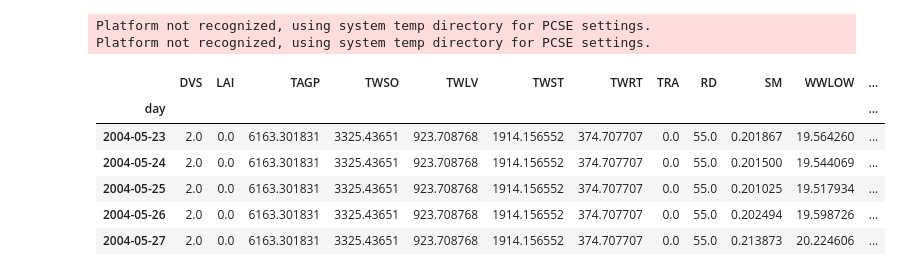
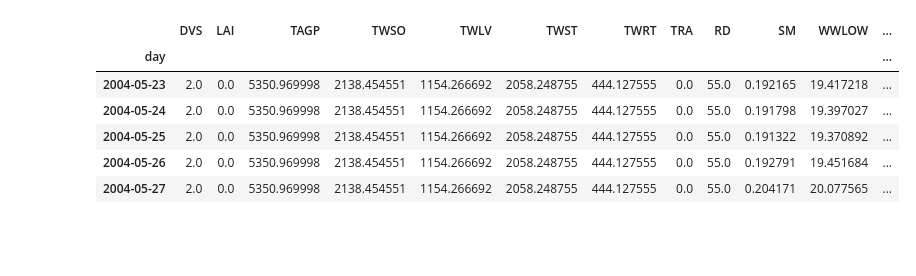
Before and after one commit to Lucas-Emmanuel/-WOFOST-Calibration_Morocco, a Jupyter notebook: Validation in Field V3.ipynb, the cells around one changed output. Drawn from its saved outputs; the diff is of its cells as text; code cells hidden in the pictures; blank space fills up the shorter version.

```diff
--- a/Validation in Field V3.ipynb
+++ b/Validation in Field V3.ipynb
@@ -1,40 +1,38 @@
 # %%
 # Validation in Field V3
 
 import sys, os
 import matplotlib
 import matplotlib.pyplot as plt
 import pandas as pd
 data_dir = os.path.join(os.getcwd(), "V3")
 import pcse
-cropfile = os.path.join(data_dir, 'V3.crop')
+cropfile = os.path.join(data_dir, 'V4.crop')
 from pcse.fileinput import CABOFileReader
 cropdata = CABOFileReader(cropfile)
 soilfile = os.path.join(data_dir, 'MO4.soil')
 soildata = CABOFileReader(soilfile)
 from pcse.util import WOFOST71SiteDataProvider
 sitedata = WOFOST71SiteDataProvider(WAV=0.245, CO2=360)
 from pcse.base import ParameterProvider
 parameters = ParameterProvider(cropdata=cropdata, soildata=soildata, sitedata=sitedata)
 from pcse.fileinput import YAMLAgroManagementReader
 agromanagement_file = os.path.join(data_dir, 'V3_calendar.agro')
 agromanagement = YAMLAgroManagementReader(agromanagement_file)
 from pcse.fileinput import ExcelWeatherDataProvider
-wdp = ExcelWeatherDataProvider("Climat_F4.xlsx")
+wdp = ExcelWeatherDataProvider("Climat_2003-2004.xlsx")
 from pcse.models import Wofost71_WLP_FD
 wofsim = Wofost71_WLP_FD(parameters, wdp, agromanagement)
 wofsim.run_till_terminate()
 df_results = pd.DataFrame(wofsim.get_output())
 df_results = df_results.set_index("day")
 df_results.tail()
 # %% [output]
-Platform not recognized, using system temp directory for PCSE settings.
-Platform not recognized, using system temp directory for PCSE settings.
 |  | DVS | LAI | TAGP | TWSO | TWLV | TWST | TWRT | TRA | RD | SM | WWLOW | ... |
 | day |  |  |  |  |  |  |  |  |  |  |  | ... |
-| 2004-05-23 | 2.0 | 0.0 | 6163.301831 | 3325.43651 | 923.708768 | 1914.156552 | 374.707707 | 0.0 | 55.0 | 0.201867 | 19.564260 | ... |
-| 2004-05-24 | 2.0 | 0.0 | 6163.301831 | 3325.43651 | 923.708768 | 1914.156552 | 374.707707 | 0.0 | 55.0 | 0.201500 | 19.544069 | ... |
-| 2004-05-25 | 2.0 | 0.0 | 6163.301831 | 3325.43651 | 923.708768 | 1914.156552 | 374.707707 | 0.0 | 55.0 | 0.201025 | 19.517934 | ... |
-| 2004-05-26 | 2.0 | 0.0 | 6163.301831 | 3325.43651 | 923.708768 | 1914.156552 | 374.707707 | 0.0 | 55.0 | 0.202494 | 19.598726 | ... |
-| 2004-05-27 | 2.0 | 0.0 | 6163.301831 | 3325.43651 | 923.708768 | 1914.156552 | 374.707707 | 0.0 | 55.0 | 0.213873 | 20.224606 | ... |
+| 2004-05-23 | 2.0 | 0.0 | 5350.969998 | 2138.454551 | 1154.266692 | 2058.248755 | 444.127555 | 0.0 | 55.0 | 0.192165 | 19.417218 | ... |
+| 2004-05-24 | 2.0 | 0.0 | 5350.969998 | 2138.454551 | 1154.266692 | 2058.248755 | 444.127555 | 0.0 | 55.0 | 0.191798 | 19.397027 | ... |
+| 2004-05-25 | 2.0 | 0.0 | 5350.969998 | 2138.454551 | 1154.266692 | 2058.248755 | 444.127555 | 0.0 | 55.0 | 0.191322 | 19.370892 | ... |
+| 2004-05-26 | 2.0 | 0.0 | 5350.969998 | 2138.454551 | 1154.266692 | 2058.248755 | 444.127555 | 0.0 | 55.0 | 0.192791 | 19.451684 | ... |
+| 2004-05-27 | 2.0 | 0.0 | 5350.969998 | 2138.454551 | 1154.266692 | 2058.248755 | 444.127555 | 0.0 | 55.0 | 0.204171 | 20.077565 | ... |
 # %%
```
Also changed, not shown: parts of 1 cell of this notebook, 7 other files.
